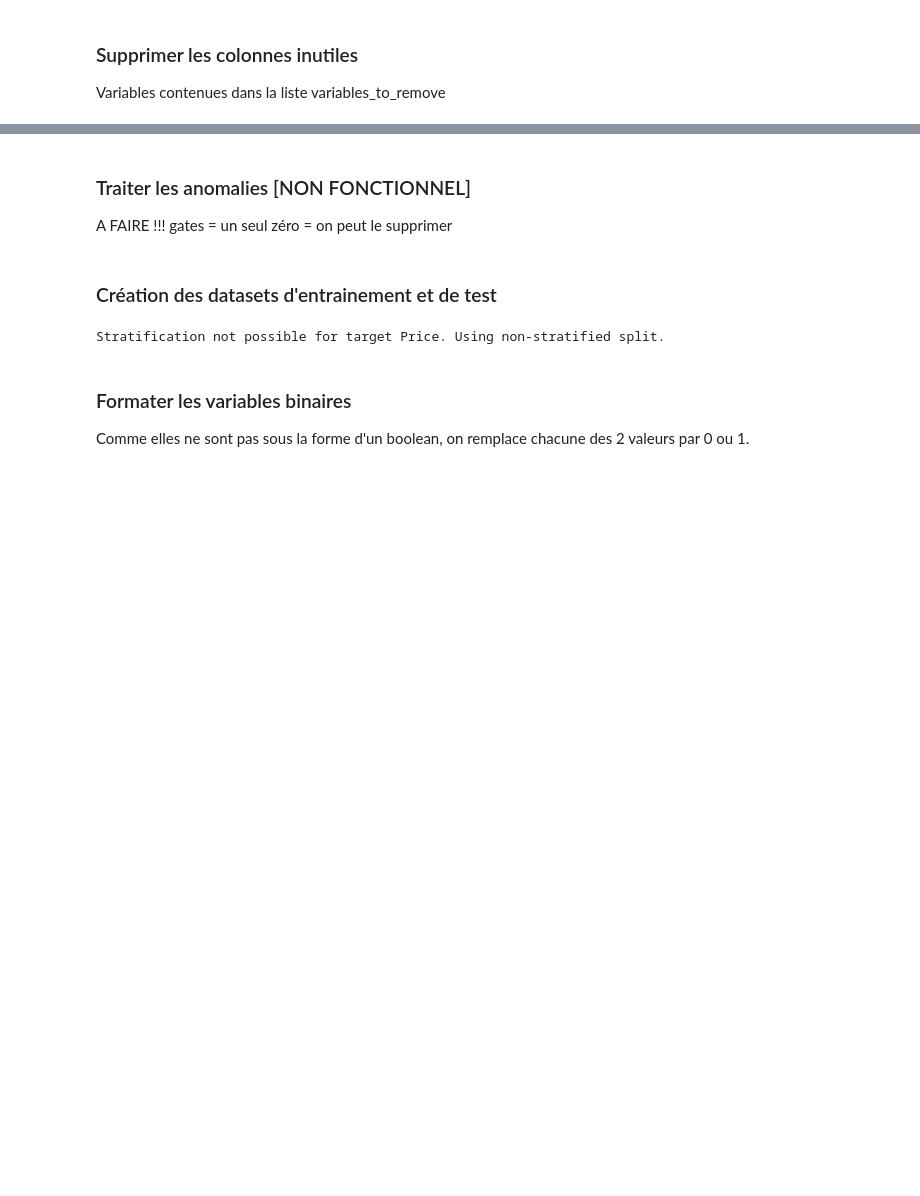
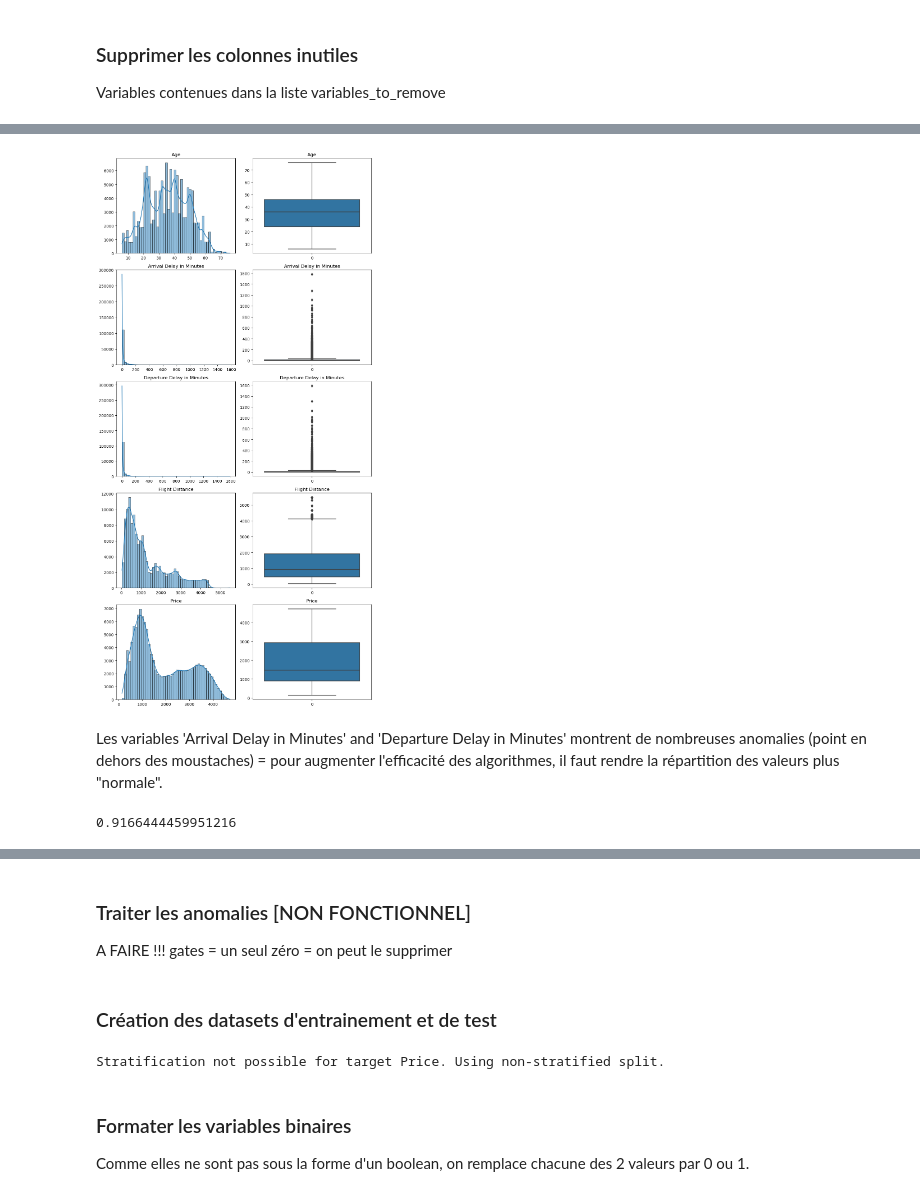
Before and after one commit to ophelie-gaudin/4MLSP-project, a Jupyter notebook: 1- pretraitement.ipynb, the cells around one changed output, grey strips where cells are left out. Drawn from its saved outputs; the diff is of its cells as text; code cells hidden in the pictures; blank space fills up the shorter version.

```diff
--- a/1- pretraitement.ipynb
+++ b/1- pretraitement.ipynb
@@ -215,0 +226,53 @@ df = df.drop(variables_to_remove, axis=1)
+# %%
+non_cat_variables = df.columns.difference(cat_variables)
+
+# n_cols = 3  # Nombre de colonnes par ligne
+# n_rows = (len(non_cat_variables) + n_cols - 1) // n_cols  # Calcul du nombre de lignes nécessaires
+
+# fig, ax = plt.subplots(n_rows, n_cols, figsize=(15, 5 * n_rows))  # Ajustement de la taille de la figure
+# ax = ax.flatten()  # Aplatir le tableau d'axes pour une indexation facile
+
+# for i, col in enumerate(non_cat_variables):
+#     ax[i].hist(df[col], bins=30, color='skyblue', edgecolor='black')  # Choix de 30 barres pour l'histogramme
+#     ax[i].set_title(col)
+#     ax[i].set_xlabel('Valeurs')
+#     ax[i].set_ylabel('Fréquence')
+
+# # Supprimer les axes non utilisés
+# for j in range(i + 1, len(ax)):
+#     fig.delaxes(ax[j])
+
+# plt.tight_layout()
+# plt.show()
+
+figure, axes = plt.subplots(len(non_cat_variables), 2, figsize=(10,4*len(non_cat_variables)))
+axes = axes.flatten()
+for i in range(len(non_cat_variables)):
+    sns.histplot(df[non_cat_variables[i]], kde=True, ax=axes[i*2], bins=50)
+    sns.boxplot(df[non_cat_variables[i]], ax=axes[i*2+1])
+    axes[i*2].set_title(non_cat_variables[i])
+    axes[i*2+1].set_title(non_cat_variables[i])
+    axes[i*2].set_xlabel('')
+    axes[i*2+1].set_xlabel('')
+    axes[i*2].set_ylabel('')
+    axes[i*2+1].set_ylabel('')
+plt.tight_layout()
+plt.show()
+# %% [output]
+[figure, added]
+# %% [markdown]
+Les variables 'Arrival Delay in Minutes' and 'Departure Delay in Minutes' montrent de nombreuses anomalies (point en dehors des moustaches) = pour augmenter l'efficacité des algorithmes, il faut rendre la répartition des valeurs plus "normale".
+# %%
+#Skewness doit avoisiner 1
+
+df['Arrival Delay in Minutes'].skew()
+# Asymétrie ≈ 6
+np.log1p(df['Arrival Delay in Minutes']).skew()
+# Skewness ≈ 0.87
+
+df['Departure Delay in Minutes'].skew()
+# Skewness ≈ 6.77
+np.log1p(df['Departure Delay in Minutes']).skew()
+#Skewness ≈ 0.92
+# %% [output]
+0.9166444459951216
```
Also changed, not shown: parts of 31 cells of this notebook, 1 other file.
